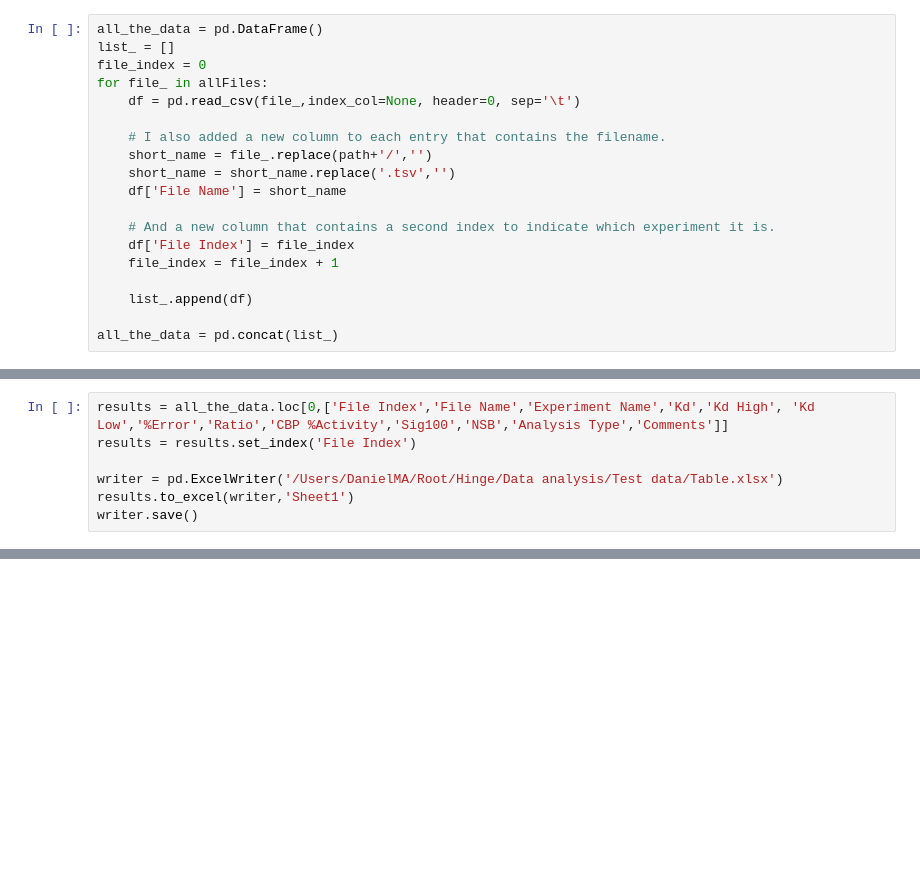
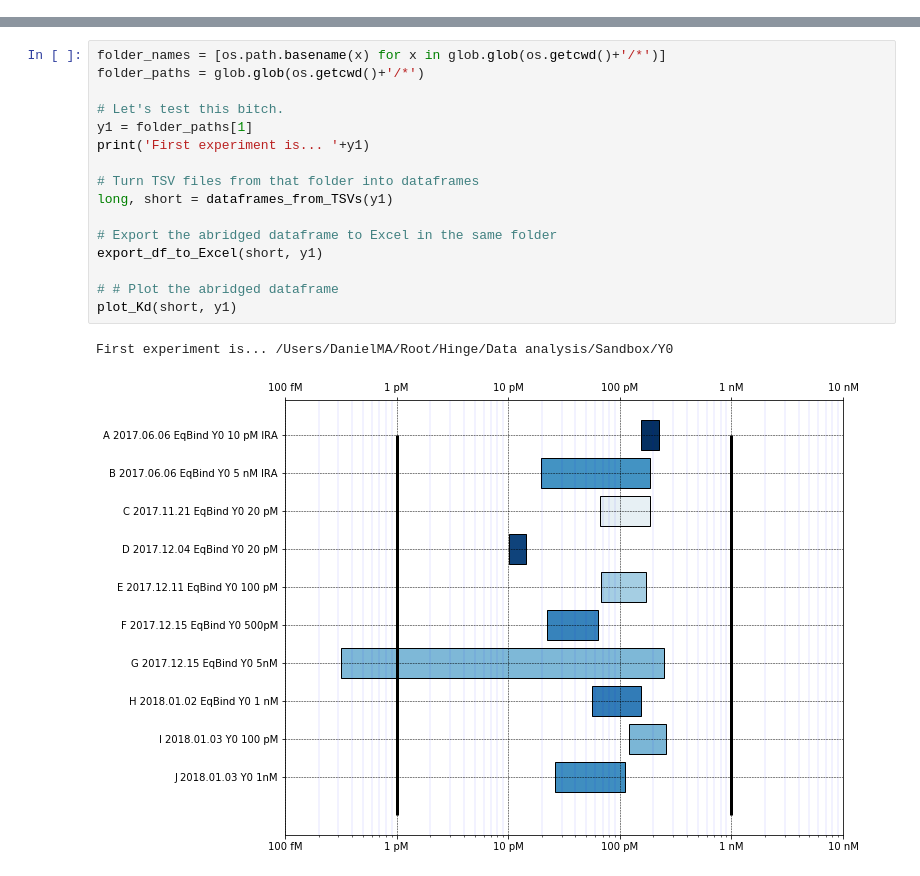
Before and after one commit to DanielMartinAlarcon/KinExA-tools, a Jupyter notebook: Kinexa multi-file parser.ipynb, the cells around one changed output, grey strips where cells are left out. Cells and saved outputs as stored; diff of their text form; blank space fills up the shorter version.

```diff
--- a/Kinexa multi-file parser.ipynb
+++ b/Kinexa multi-file parser.ipynb
@@ -24,19 +29,0 @@ The dataframe all_the_data that contains all the information from all the parsed
-# %%
-all_the_data = pd.DataFrame()
-list_ = []
-file_index = 0
-for file_ in allFiles:
-    df = pd.read_csv(file_,index_col=None, header=0, sep='\t')
-
-    # I also added a new column to each entry that contains the filename.
-    short_name = file_.replace(path+'/','')
-    short_name = short_name.replace('.tsv','')
-    df['File Name'] = short_name
-
-    # And a new column that contains a second index to indicate which experiment it is.
-    df['File Index'] = file_index
-    file_index = file_index + 1
-
-    list_.append(df)
-
-all_the_data = pd.concat(list_)
@@ -45,7 +29,0 @@ The first useful output is a summary Excel file with all the relevant info and n
-# %%
-results = all_the_data.loc[0,['File Index','File Name','Experiment Name','Kd','Kd High', 'Kd Low','%Error','Ratio','CBP %Activity','Sig100','NSB','Analysis Type','Comments']]
-results = results.set_index('File Index')
-
-writer = pd.ExcelWriter('/Users/DanielMA/Root/Hinge/Data analysis/Test data/Table.xlsx')
-results.to_excel(writer,'Sheet1')
-writer.save()
@@ -95,0 +114,19 @@ plt.show()
+# %%
+folder_names = [os.path.basename(x) for x in glob.glob(os.getcwd()+'/*')]
+folder_paths = glob.glob(os.getcwd()+'/*')
+
+# Let's test this bitch.
+y1 = folder_paths[1]
+print('First experiment is... '+y1)
+
+# Turn TSV files from that folder into dataframes
+long, short = dataframes_from_TSVs(y1)
+
+# Export the abridged dataframe to Excel in the same folder
+export_df_to_Excel(short, y1)
+
+# # Plot the abridged dataframe
+plot_Kd(short, y1)
+# %% [output]
+First experiment is... /Users/DanielMA/Root/Hinge/Data analysis/Sandbox/Y0
+[figure, added]
```
Also changed, not shown: parts of 13 cells of this notebook.
